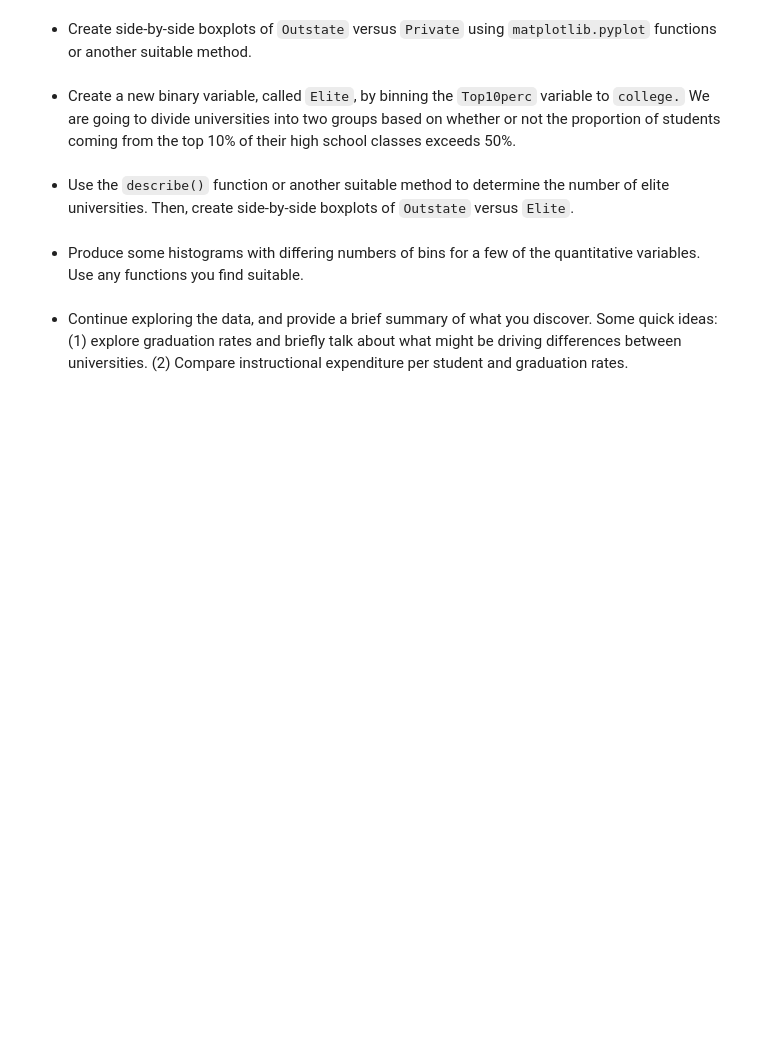
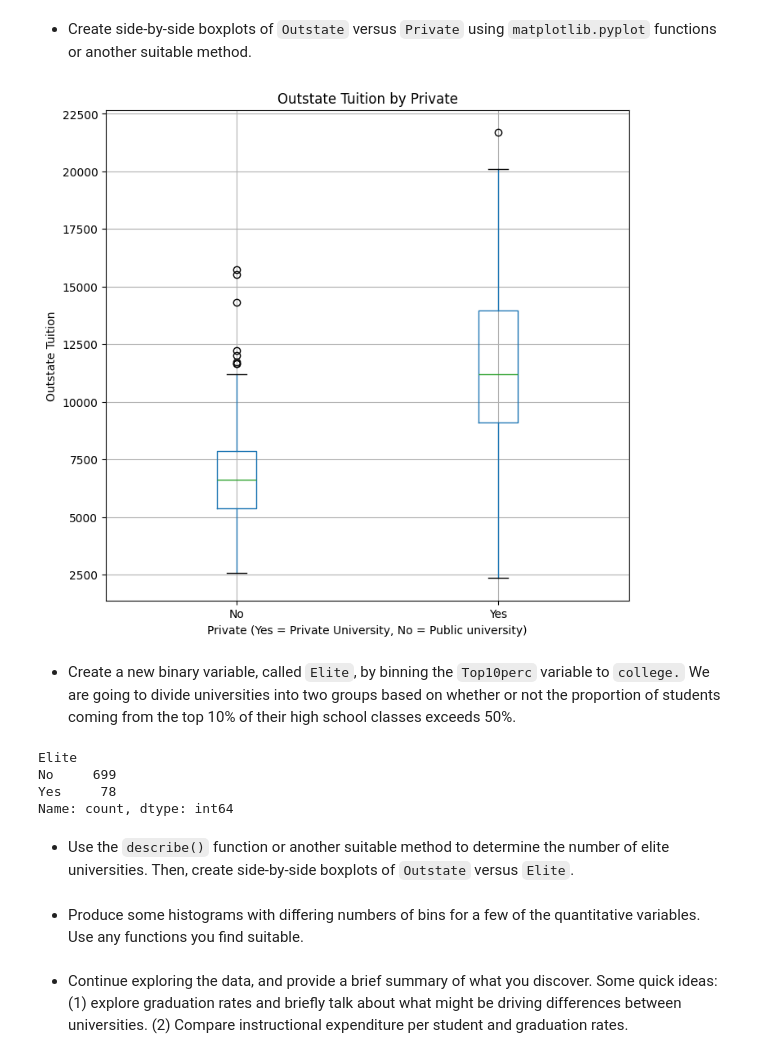
Before and after one commit to YashviKommidi/Machine_learning_26, a Jupyter notebook: KOMMIDI_HW2.ipynb, the cells around one changed output. Cells and saved outputs as stored; diff of their text form; code cells hidden in the pictures; blank space fills up the shorter version.

```diff
--- a/KOMMIDI_HW2.ipynb
+++ b/KOMMIDI_HW2.ipynb
@@ -202,15 +229,44 @@ Use the `read_csv()` function in *pandas* library to read the data. Make sure th
 # %% [markdown]
 - Create side-by-side boxplots of `Outstate` versus `Private` using `matplotlib.pyplot` functions or another suitable method.
 # %%
-# BEGIN SOLUTION
+#improting pyplot
+import matplotlib.pyplot as plt
 
-# END SOLUTION
+# Creating a boxplot of Outstate vs Private side by side
+college.boxplot(column='Outstate', by='Private', figsize=(8, 8))
+
+# removing the default title generated
+plt.suptitle('')
+
+#adding the title to the plot
+plt.title('Outstate Tuition by Private')
+
+# naming the x axis
+plt.xlabel('Private (Yes = Private University, No = Public university)')
+
+#naming the y axis
+plt.ylabel('Outstate Tuition')
+
+#showing the plot
+plt.show()
+# %% [output]
+[figure, added]
 # %% [markdown]
 - Create a new binary variable, called `Elite`, by binning the `Top10perc` variable to `college.` We are going to divide universities into two groups based on whether or not the proportion of students coming from the top 10% of their high school classes exceeds 50%.
 # %%
-# BEGIN SOLUTION
+import numpy as np
 
-# END SOLUTION
+# Creating Elite binary variable with condition of considering elite if the count of the Top10perc is more than 50% and not elite if less than 50%
+# assuming the Top10perc is percentages and the min and max are 1 and 96
+college['Elite'] = np.where(college['Top10perc'] > 50, 'Yes', 'No')
+
+# Displaying the count of Elite and non-Elite universities
+print(college['Elite'].value_counts())
+# %% [output]
+Elite
+No     699
+Yes     78
+Name: count, dtype: int64
 # %% [markdown]
 - Use the `describe()` function or another suitable method to determine the number of elite universities. Then, create side-by-side boxplots of `Outstate` versus `Elite`.
 # %%
```
Also changed, not shown: parts of 3 cells of this notebook.
